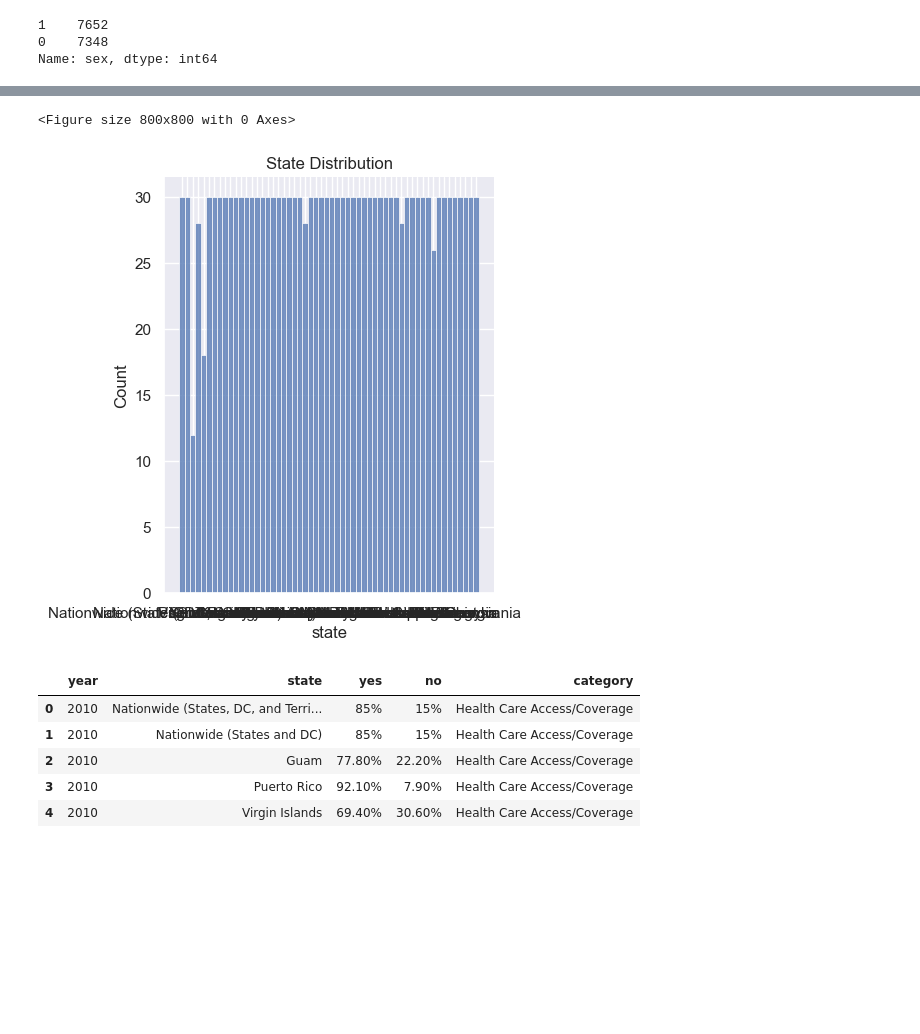
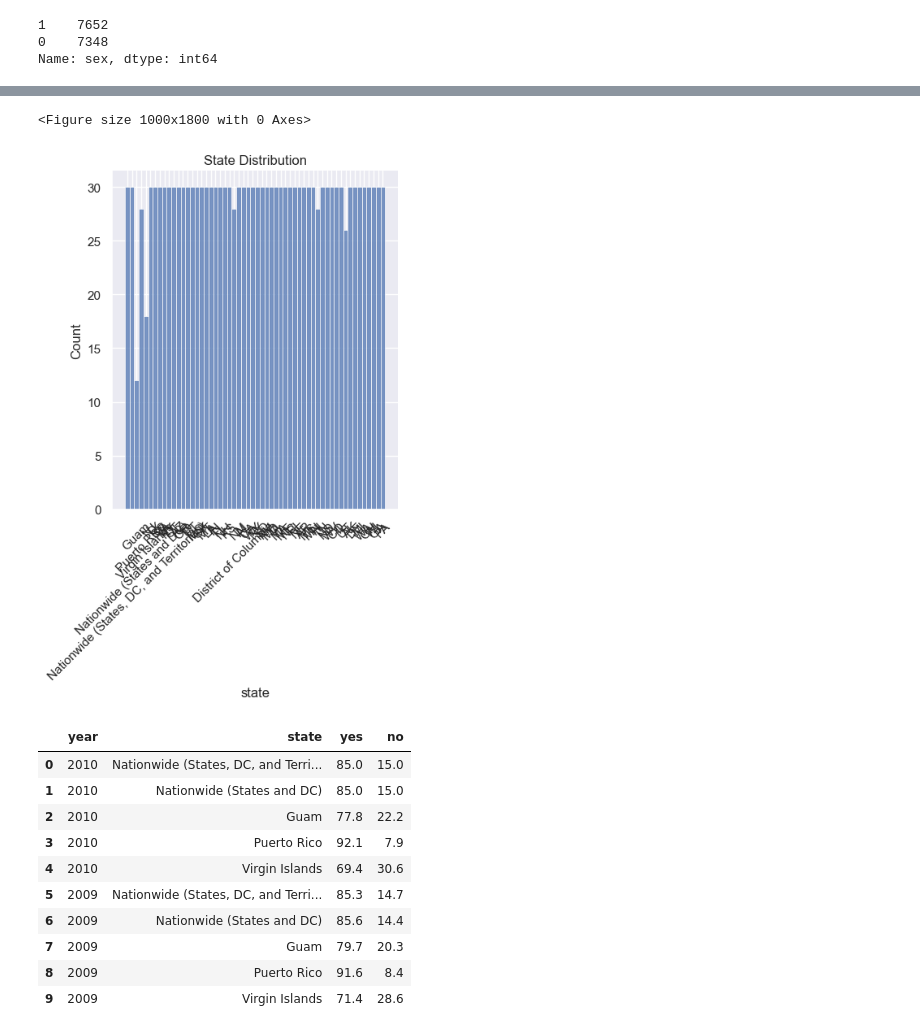
Before and after one commit to Sainabs/Capstone-Project, a Jupyter notebook: coverage.ipynb, the cells around one changed output, grey strips where cells are left out. Drawn from its saved outputs; the diff is of its cells as text; code cells hidden in the pictures; blank space fills up the shorter version.

```diff
--- a/coverage.ipynb
+++ b/coverage.ipynb
@@ -383,6 +473,3 @@ array(['Nationwide (States, DC, and Territories)',
        'Tennessee', 'North Dakota', 'West Virginia', 'Colorado',
        'Illinois', 'Utah', 'Alaska', 'Delaware', 'Michigan', 'Washington',
        'Ohio', 'Wisconsin', 'Georgia', 'Pennsylvania'], dtype=object)
-# %%
-access_df.drop(columns=['Location 1'],inplace=True)
-access_df
@@ -403,3 +475,0 @@ access_df
-# %%
-access_df.drop(columns=['Condition'],inplace=True)
-access_df
@@ -522,0 +635,5 @@ Name: sex, dtype: int64
+# %%
+access_df['yes'] = access_df['yes'].map(lambda x: x.rstrip('%'))
+access_df['yes'] = access_df['yes'].astype(float)
+
+print(access_df.yes)
@@ -522,0 +695,5 @@ Name: sex, dtype: int64
+# %%
+access_df['no'] = access_df['no'].map(lambda x: x.rstrip('%'))
+access_df['no'] = access_df['no'].astype(float)
+
+print(access_df.no)
@@ -539,17 +768,23 @@ plt.show();
 # %%
-plt.figure(figsize=(8,8));
+plt.figure(figsize=(10,18));
 sns.displot(access_df['state']);
 plt.title("State Distribution");
+plt.xticks(rotation = 45)
 plt.show();
 # %% [output]
-<Figure size 800x800 with 0 Axes>
+<Figure size 1000x1800 with 0 Axes>
-[figure, old version]
+[figure, new version]
 # %%
-access_df.head()
+access_df.head(10)
 # %% [output]
-|  | year | state | yes | no | category |
-| 0 | 2010 | Nationwide (States, DC, and Terri... | 85% | 15% | Health Care Access/Coverage |
-| 1 | 2010 | Nationwide (States and DC) | 85% | 15% | Health Care Access/Coverage |
-| 2 | 2010 | Guam | 77.80% | 22.20% | Health Care Access/Coverage |
-| 3 | 2010 | Puerto Rico | 92.10% | 7.90% | Health Care Access/Coverage |
-| 4 | 2010 | Virgin Islands | 69.40% | 30.60% | Health Care Access/Coverage |
+|  | year | state | yes | no |
+| 0 | 2010 | Nationwide (States, DC, and Terri... | 85.0 | 15.0 |
+| 1 | 2010 | Nationwide (States and DC) | 85.0 | 15.0 |
+| 2 | 2010 | Guam | 77.8 | 22.2 |
+| 3 | 2010 | Puerto Rico | 92.1 | 7.9 |
+| 4 | 2010 | Virgin Islands | 69.4 | 30.6 |
+| 5 | 2009 | Nationwide (States, DC, and Terri... | 85.3 | 14.7 |
+| 6 | 2009 | Nationwide (States and DC) | 85.6 | 14.4 |
+| 7 | 2009 | Guam | 79.7 | 20.3 |
+| 8 | 2009 | Puerto Rico | 91.6 | 8.4 |
+| 9 | 2009 | Virgin Islands | 71.4 | 28.6 |
```
Also changed, not shown: parts of 52 cells of this notebook.
